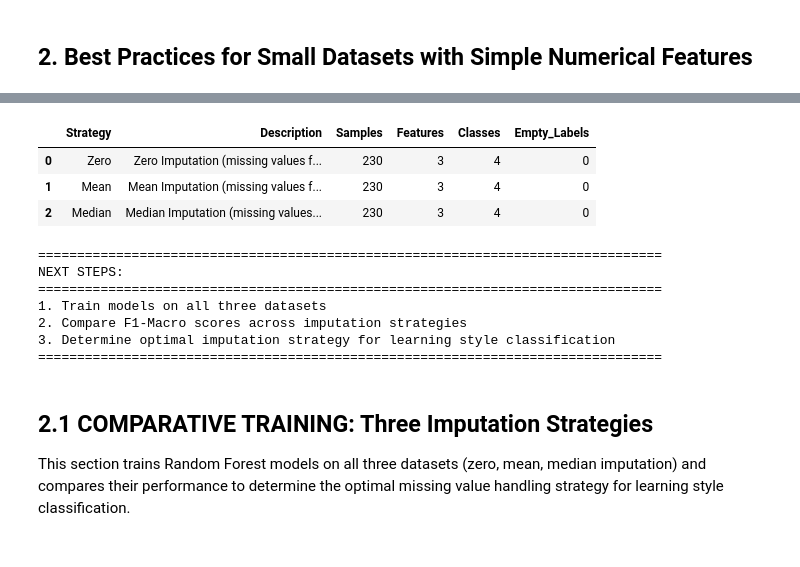
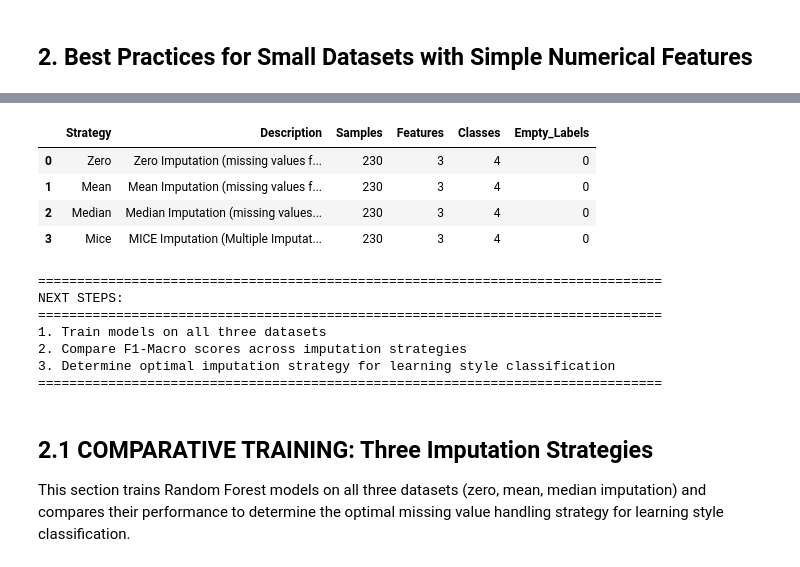
Before and after one commit to prasetyodidi/strudent-learning-activity-fslsm-classification, a Jupyter notebook: multi-label-classification-research-review.ipynb, the cells around one changed output, grey strips where cells are left out. Drawn from its saved outputs; the diff is of its cells as text; code cells hidden in the pictures.

```diff
--- a/multi-label-classification-research-review.ipynb
+++ b/multi-label-classification-research-review.ipynb
@@ -166,26 +166,28 @@ def parse_labels(label_str):
     return []
 
 print("="*80)
-print("LOADING THREE OVERSAMPLED DATASETS (DIFFERENT IMPUTATION STRATEGIES)")
+print("LOADING FOUR OVERSAMPLED DATASETS (DIFFERENT IMPUTATION STRATEGIES)")
 print("="*80)
 
 # Define feature names globally
 feature_names = ['time_materials_video', 'time_materials_document', 'time_materials_article']
 
-# Dictionary to store all three datasets
+# Dictionary to store all four datasets
 datasets_dict = {}
 
 # List of strategies
-strategies = ['zero', 'mean', 'median']
+strategies = ['zero', 'mean', 'median', 'mice']
 strategy_descriptions = {
     'zero': 'Zero Imputation (missing values filled with 0)',
     'mean': 'Mean Imputation (missing values filled with column mean)',
-    'median': 'Median Imputation (missing values filled with column median)'
+    'median': 'Median Imputation (missing values filled with column median)',
+    'mice': 'MICE Imputation (Multiple Imputation by Chained Equations)'
 }
 strategy_colors = {
     'zero': 'steelblue',
     'mean': 'seagreen',
-    'median': 'coral'
+    'median': 'coral',
+    'mice': 'purple'
 }
 
 # Load each dataset
@@ -194,50 +196,54 @@ for strategy in strategies:
 
     print(f"\n📊 Loading: {filename}")
 
-    df = pd.read_csv(filename)
+    try:
+        df = pd.read_csv(filename)
 
-    # Parse labels
-    df['labels'] = df['labels'].apply(parse_labels)
+        # Parse labels
+        df['labels'] = df['labels'].apply(parse_labels)
 
-    # Prepare features and labels
-    X = df[feature_names].values
-    y_labels = df['labels'].tolist()
+        # Prepare features and labels
+        X = df[feature_names].values
+        y_labels = df['labels'].tolist()
 
-    # Convert labels to binary format
-    mlb = MultiLabelBinarizer()
-    y_binary = mlb.fit_transform(y_labels)
+        # Convert labels to binary format
+        mlb = MultiLabelBinarizer()
+        y_binary = mlb.fit_transform(y_labels)
 
-    # Verify dataset quality
-    empty_labels = sum(1 for labels in y_labels if len(labels) == 0)
-    all_labels = [style for labels in y_labels for style in labels]
-    label_counts = Counter(all_labels)
+        # Verify dataset quality
+        empty_labels = sum(1 for labels in y_labels if len(labels) == 0)
+        all_labels = [style for labels in y_labels for style in labels]
+        label_counts = Counter(all_labels)
 
-    # Store in dictionary
-    datasets_dict[strategy] = {
-        'name': strategy_descriptions[strategy],
-        'description': strategy_descriptions[strategy],
-        'color': strategy_colors[strategy],
-        'dataframe': df,
-        'X': X,
-        'y_labels': y_labels,
-        'y_binary': y_binary,
-        'mlb': mlb,
-        'label_counts': dict(label_counts),
-        'n_samples': len(df),
-        'empty_labels': empty_labels
-    }
+        # Store in dictionary
+        datasets_dict[strategy] = {
+            'name': strategy_descriptions[strategy],
+            'description': strategy_descriptions[strategy],
+            'color': strategy_colors[strategy],
+            'dataframe': df,
+            'X': X,
+            'y_labels': y_labels,
+            'y_binary': y_binary,
+            'mlb': mlb,
+            'label_counts': dict(label_counts),
+            'n_samples': len(df),
+            'empty_labels': empty_labels
+        }
 
-    print(f"   ✅ Loaded: {len(df)} samples")
-    print(f"   Features shape: {X.shape}")
-    print(f"   Label matrix shape: {y_binary.shape}")
-    print(f"   Classes: {mlb.classes_.tolist()}")
-    print(f"   Empty labels: {empty_labels}")
-    print(f"   Label distribution:")
-    for label, count in sorted(label_counts.items()):
-        print(f"      {label}: {count}")
+        print(f"   ✅ Loaded: {len(df)} samples")
+        print(f"   Features shape: {X.shape}")
+        print(f"   Label matrix shape: {y_binary.shape}")
+        print(f"   Classes: {mlb.classes_.tolist()}")
+        print(f"   Empty labels: {empty_labels}")
+        print(f"   Label distribution:")
+        for label, count in sorted(label_counts.items()):
+            print(f"      {label}: {count}")
+    except FileNotFoundError:
+        print(f"   ⚠️ File not found: {filename}")
+        print(f"   Please run oversampling notebook for {strategy} strategy first.")
 
 print("\n" + "="*80)
-print("SUMMARY: THREE DATASETS LOADED SUCCESSFULLY")
+print(f"SUMMARY: {len(datasets_dict)} DATASETS LOADED SUCCESSFULLY")
 print("="*80)
 
 # Create summary table
@@ -281,10 +287,11 @@ SUMMARY: THREE DATASETS LOADED SUCCESSFULLY
 ================================================================================
 
 📊 Datasets Summary:
 |  | Strategy | Description | Samples | Features | Classes | Empty_Labels |
 | 0 | Zero | Zero Imputation (missing values f... | 230 | 3 | 4 | 0 |
 | 1 | Mean | Mean Imputation (missing values f... | 230 | 3 | 4 | 0 |
 | 2 | Median | Median Imputation (missing values... | 230 | 3 | 4 | 0 |
+| 3 | Mice | MICE Imputation (Multiple Imputat... | 230 | 3 | 4 | 0 |
 ================================================================================
 NEXT STEPS:
 ================================================================================
```
Also changed, not shown: parts of 7 cells of this notebook, 3 other files.
